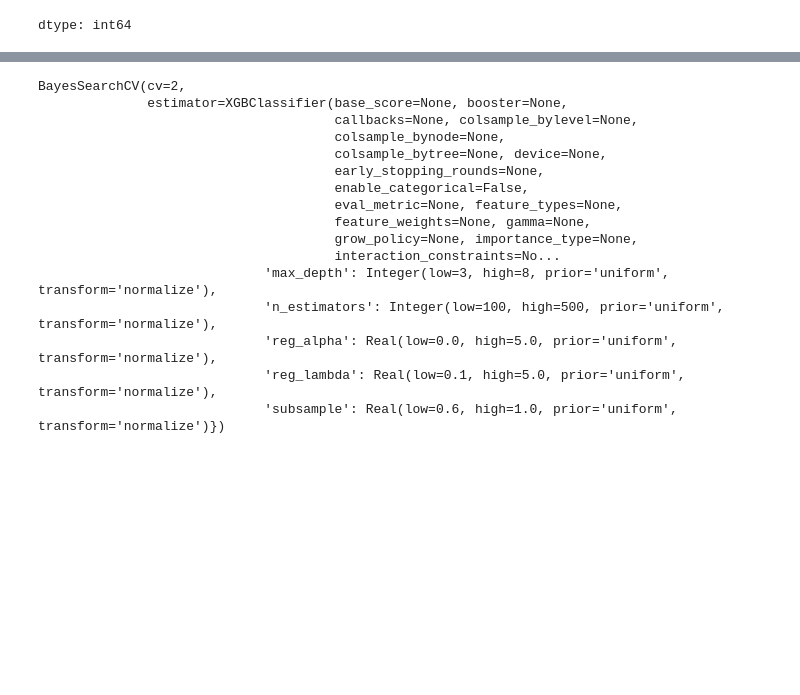
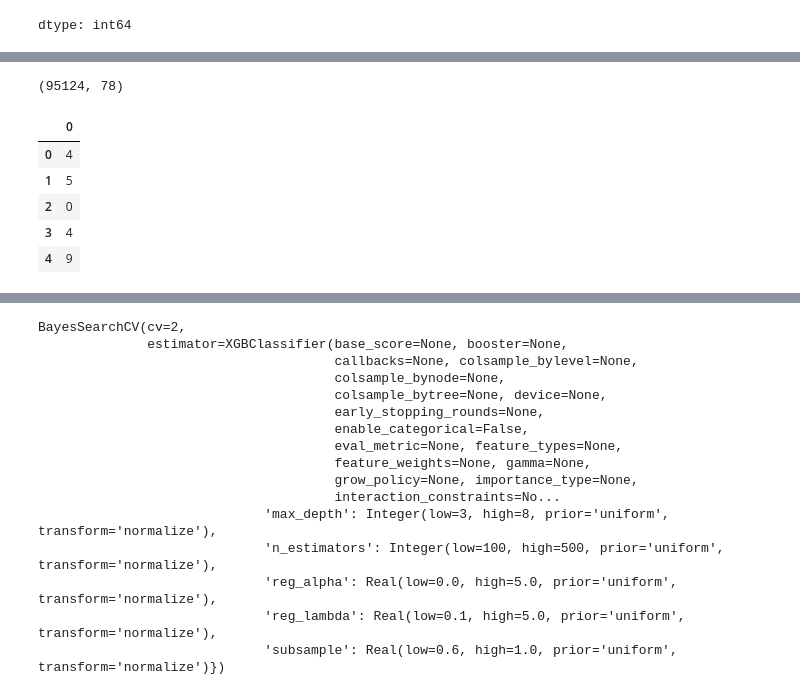
Before and after one commit to OmegaS48/Internship_NITP, a Jupyter notebook: Intern_Day5.ipynb, the cells around one changed output, grey strips where cells are left out. Saved outputs shown, nothing was run; the diff lists cells and outputs as text; code cells hidden in the pictures; blank space fills up the shorter version.

```diff
--- a/Intern_Day5.ipynb
+++ b/Intern_Day5.ipynb
@@ -659,0 +624,4 @@ dtype: int64
+# %%
+Xt.shape
+# %% [output]
+(95124, 78)
@@ -659,0 +630,9 @@ dtype: int64
+# %%
+t.head()
+# %% [output]
+|  | 0 |
+| 0 | 4 |
+| 1 | 5 |
+| 2 | 0 |
+| 3 | 4 |
+| 4 | 9 |
```
Also changed, not shown: parts of 26 cells of this notebook.
